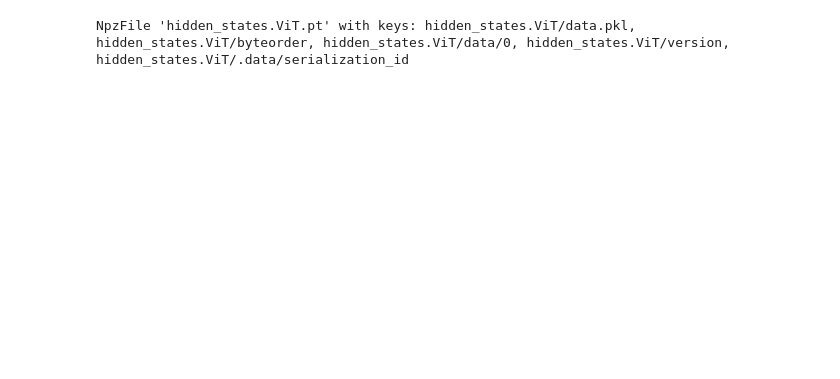
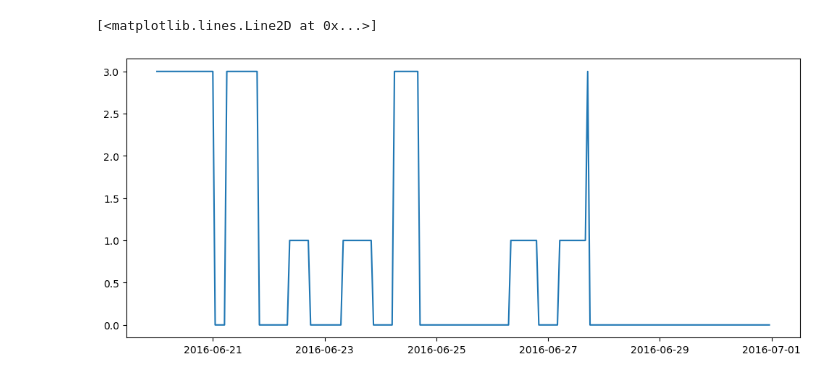
Before and after one commit to liuye923/tall_tower_lidar, a Jupyter notebook: Transformer/test2.ipynb, the cells around one changed output. Saved outputs shown, nothing was run; the diff lists cells and outputs as text; code cells hidden in the pictures; blank space fills up the shorter version.

```diff
--- a/Transformer/test2.ipynb
+++ b/Transformer/test2.ipynb
@@ -271,4 +600,15 @@ Predicted Class:
-# %%
-hidden_states
-# %% [output]
-NpzFile 'hidden_states.ViT.pt' with keys: hidden_states.ViT/data.pkl, hidden_states.ViT/byteorder, hidden_states.ViT/data/0, hidden_states.ViT/version, hidden_states.ViT/.data/serialization_id
+# %%
+import matplotlib.pyplot as plt
+import pandas as pd
+import xarray as xr
+
+time=pd.date_range('2016-06-01 00:00', '2016-09-30 12:00', freq='h')
+da = xr.DataArray(predicted_classes, dims=['time',], coords=[time])
+xda = da.sel(time=slice('2016-06-20', '2016-06-30'))
+fig, ax = plt.subplots(1,1,figsize=(12, 5))
+
+ax.plot(xda.time, xda)
+# predicted_classes
+# %% [output]
+[<matplotlib.lines.Line2D at 0x...>]
+[figure, added]
```
Also changed, not shown: parts of 9 cells of this notebook, 19 other files.
